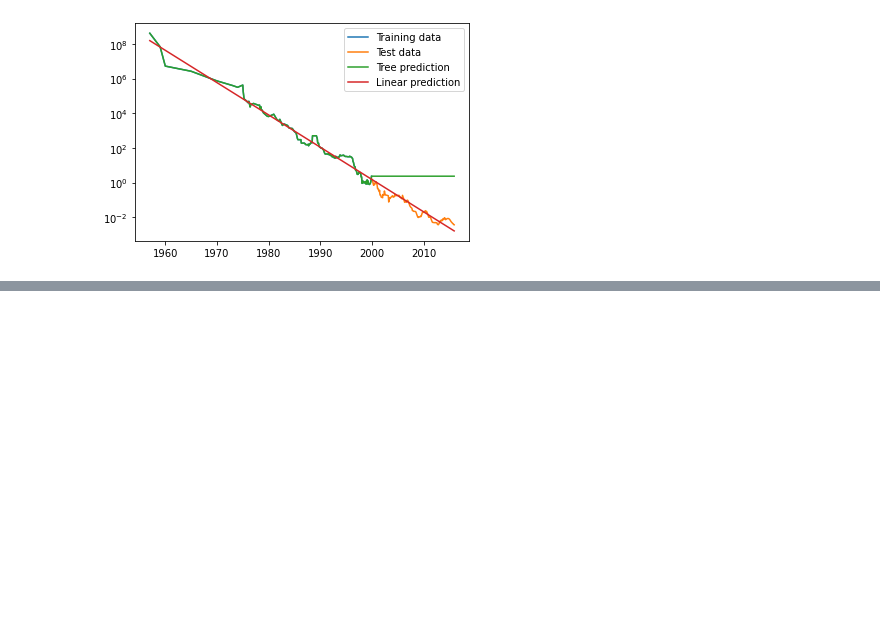
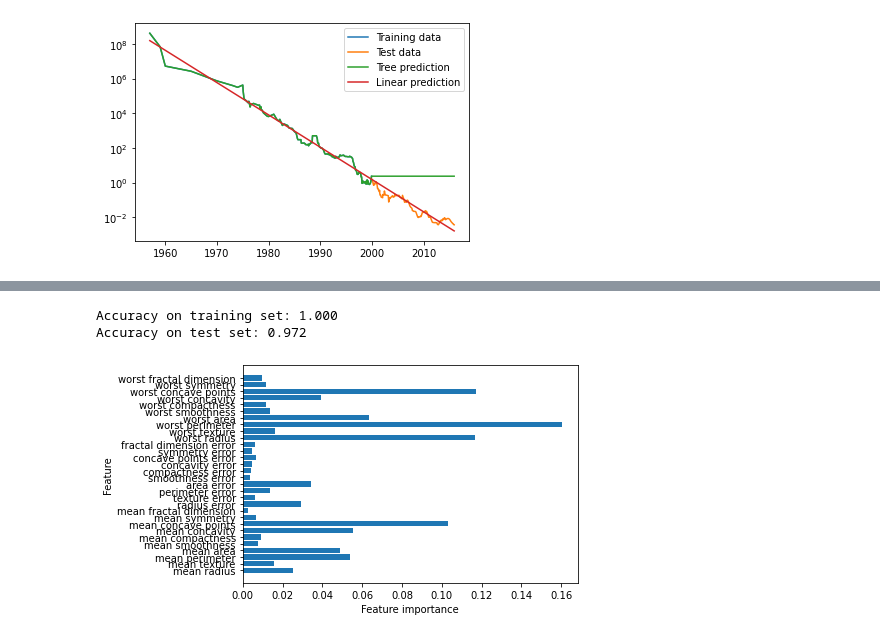
Before and after one commit to scottzig/ml-python-muller-guido, a Jupyter notebook: chapter_2.ipynb, the cells around one changed output, grey strips where cells are left out. Cells and saved outputs as stored; diff of their text form; code cells hidden in the pictures; blank space fills up the shorter version.

```diff
--- a/chapter_2.ipynb
+++ b/chapter_2.ipynb
@@ -649,0 +687,25 @@ plt.legend();
+# %%
+# Apply a random forest to the Breast Cancer dataset
+X_train, X_test, y_train, y_test = train_test_split(cancer.data, cancer.target, random_state=0)
+forest = RandomForestClassifier(n_estimators=100, random_state=0)
+forest.fit(X_train, y_train)
+
+# Compute scores
+print("Accuracy on training set: {:.3f}".format(forest.score(X_train, y_train)))
+print("Accuracy on test set: {:.3f}".format(forest.score(X_test, y_test)))
+# %% [output]
+Accuracy on training set: 1.000
+Accuracy on test set: 0.972
+# %%
+# Plot feature importances from the breast cancer data set for the random forest
+# Visualize feature importances
+def plot_feature_importances_cancer(model):
+    n_features = cancer.data.shape[1] # number of columns
+    plt.barh(range(n_features), model.feature_importances_, align='center')
+    plt.yticks(np.arange(n_features), cancer.feature_names)
+    plt.xlabel("Feature importance")
+    plt.ylabel("Feature")
+
+plot_feature_importances_cancer(forest)
+# %% [output]
+[figure, added]
```
Also changed, not shown: parts of 10 cells of this notebook.
